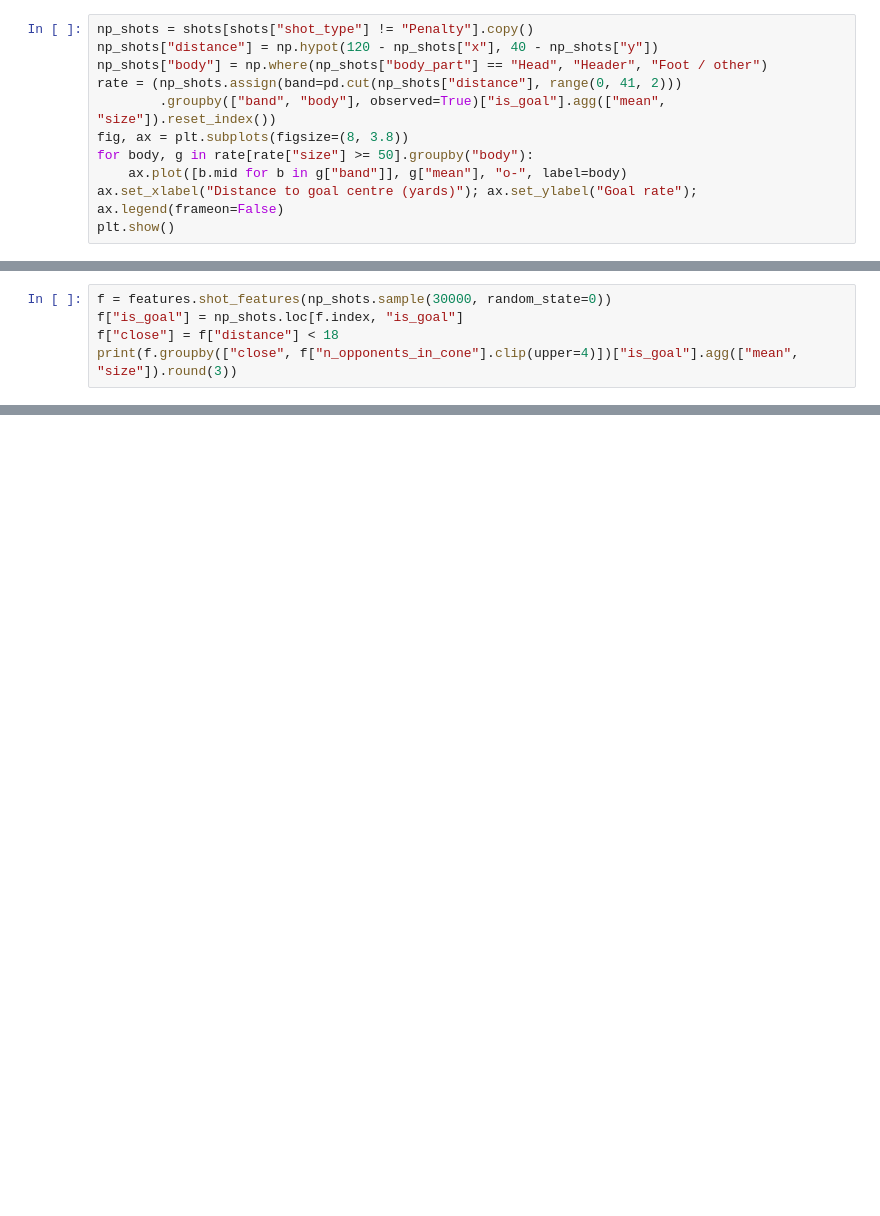
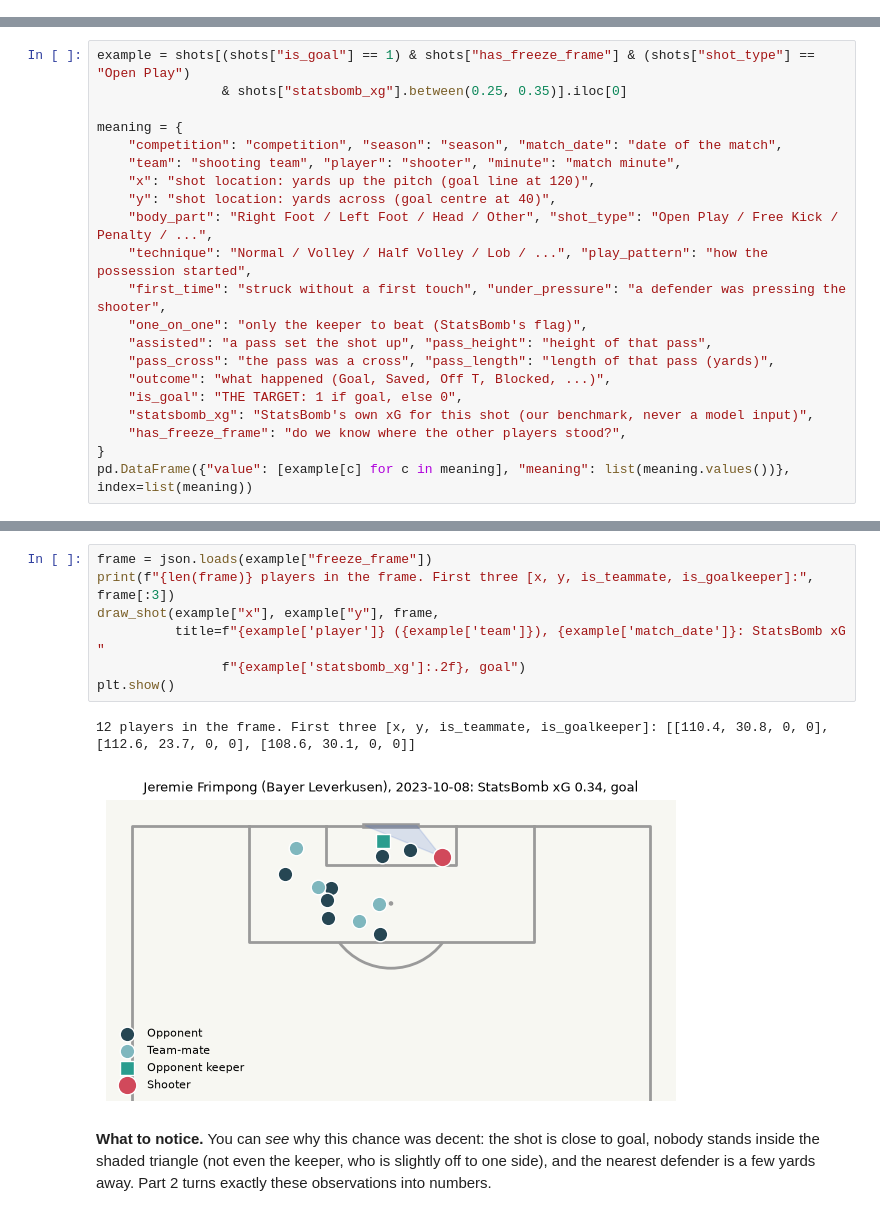
Before and after one commit to nhamhung/soccer-xg, a Jupyter notebook: notebooks/01_eda_and_modeling.ipynb, the cells around one changed output, grey strips where cells are left out. Saved outputs shown, nothing was run; the diff lists cells and outputs as text; blank space fills up the shorter version.

```diff
--- a/notebooks/01_eda_and_modeling.ipynb
+++ b/notebooks/01_eda_and_modeling.ipynb
@@ -33,11 +0,0 @@ Goal rate falls steeply with distance; headers convert worse than shots with the
-# %%
-np_shots = shots[shots["shot_type"] != "Penalty"].copy()
-np_shots["distance"] = np.hypot(120 - np_shots["x"], 40 - np_shots["y"])
-np_shots["body"] = np.where(np_shots["body_part"] == "Head", "Header", "Foot / other")
-rate = (np_shots.assign(band=pd.cut(np_shots["distance"], range(0, 41, 2)))
-        .groupby(["band", "body"], observed=True)["is_goal"].agg(["mean", "size"]).reset_index())
-fig, ax = plt.subplots(figsize=(8, 3.8))
-for body, g in rate[rate["size"] >= 50].groupby("body"):
-    ax.plot([b.mid for b in g["band"]], g["mean"], "o-", label=body)
-ax.set_xlabel("Distance to goal centre (yards)"); ax.set_ylabel("Goal rate"); ax.legend(frameon=False)
-plt.show()
@@ -50,5 +0,0 @@ The freeze frame tells us how many defenders stand in the shooting cone (the tri
-# %%
-f = features.shot_features(np_shots.sample(30000, random_state=0))
-f["is_goal"] = np_shots.loc[f.index, "is_goal"]
-f["close"] = f["distance"] < 18
-print(f.groupby(["close", f["n_opponents_in_cone"].clip(upper=4)])["is_goal"].agg(["mean", "size"]).round(3))
@@ -130,0 +193,21 @@ The report (`report/report.html`) and the app's *Finishing* page present them.
+# %%
+example = shots[(shots["is_goal"] == 1) & shots["has_freeze_frame"] & (shots["shot_type"] == "Open Play")
+                & shots["statsbomb_xg"].between(0.25, 0.35)].iloc[0]
+
+meaning = {
+    "competition": "competition", "season": "season", "match_date": "date of the match",
+    "team": "shooting team", "player": "shooter", "minute": "match minute",
+    "x": "shot location: yards up the pitch (goal line at 120)",
+    "y": "shot location: yards across (goal centre at 40)",
+    "body_part": "Right Foot / Left Foot / Head / Other", "shot_type": "Open Play / Free Kick / Penalty / ...",
+    "technique": "Normal / Volley / Half Volley / Lob / ...", "play_pattern": "how the possession started",
+    "first_time": "struck without a first touch", "under_pressure": "a defender was pressing the shooter",
+    "one_on_one": "only the keeper to beat (StatsBomb's flag)",
+    "assisted": "a pass set the shot up", "pass_height": "height of that pass",
+    "pass_cross": "the pass was a cross", "pass_length": "length of that pass (yards)",
+    "outcome": "what happened (Goal, Saved, Off T, Blocked, ...)",
+    "is_goal": "THE TARGET: 1 if goal, else 0",
+    "statsbomb_xg": "StatsBomb's own xG for this shot (our benchmark, never a model input)",
+    "has_freeze_frame": "do we know where the other players stood?",
+}
+pd.DataFrame({"value": [example[c] for c in meaning], "meaning": list(meaning.values())}, index=list(meaning))
@@ -130,0 +243,14 @@ The report (`report/report.html`) and the app's *Finishing* page present them.
+# %%
+frame = json.loads(example["freeze_frame"])
+print(f"{len(frame)} players in the frame. First three [x, y, is_teammate, is_goalkeeper]:", frame[:3])
+draw_shot(example["x"], example["y"], frame,
+          title=f"{example['player']} ({example['team']}), {example['match_date']}: StatsBomb xG "
+                f"{example['statsbomb_xg']:.2f}, goal")
+plt.show()
+# %% [output]
+12 players in the frame. First three [x, y, is_teammate, is_goalkeeper]: [[110.4, 30.8, 0, 0], [112.6, 23.7, 0, 0], [108.6, 30.1, 0, 0]]
+[figure, added]
+# %% [markdown]
+**What to notice.** You can *see* why this chance was decent: the shot is close to goal, nobody stands
+inside the shaded triangle (not even the keeper, who is slightly off to one side), and the nearest
+defender is a few yards away. Part 2 turns exactly these observations into numbers.
```
Also changed, not shown: parts of 122 cells of this notebook, 19 other files.
